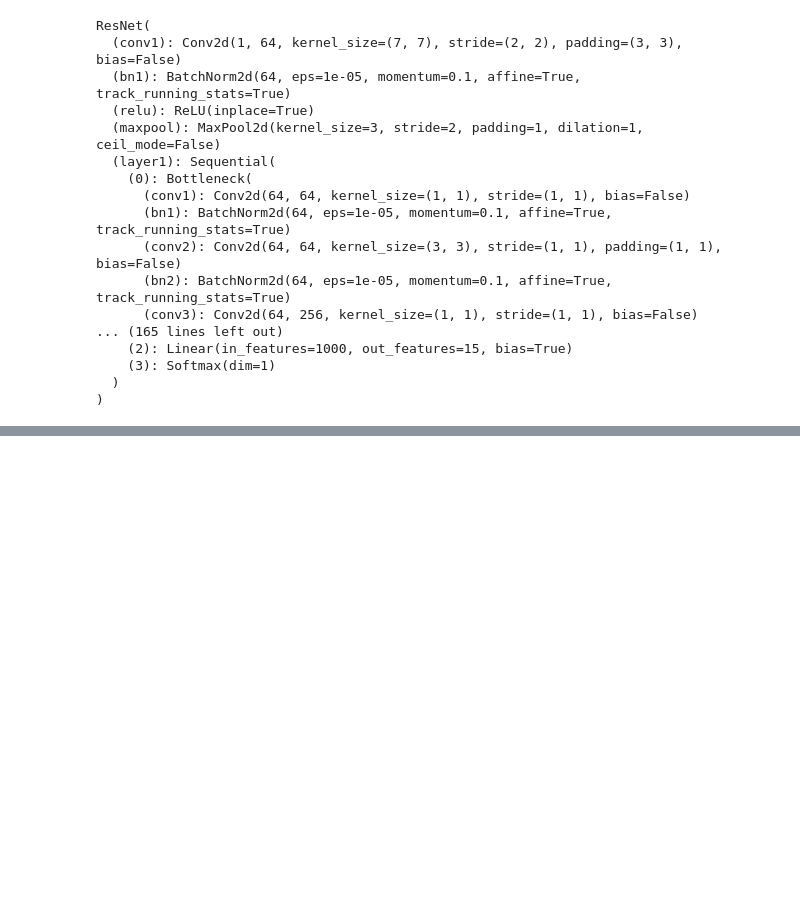
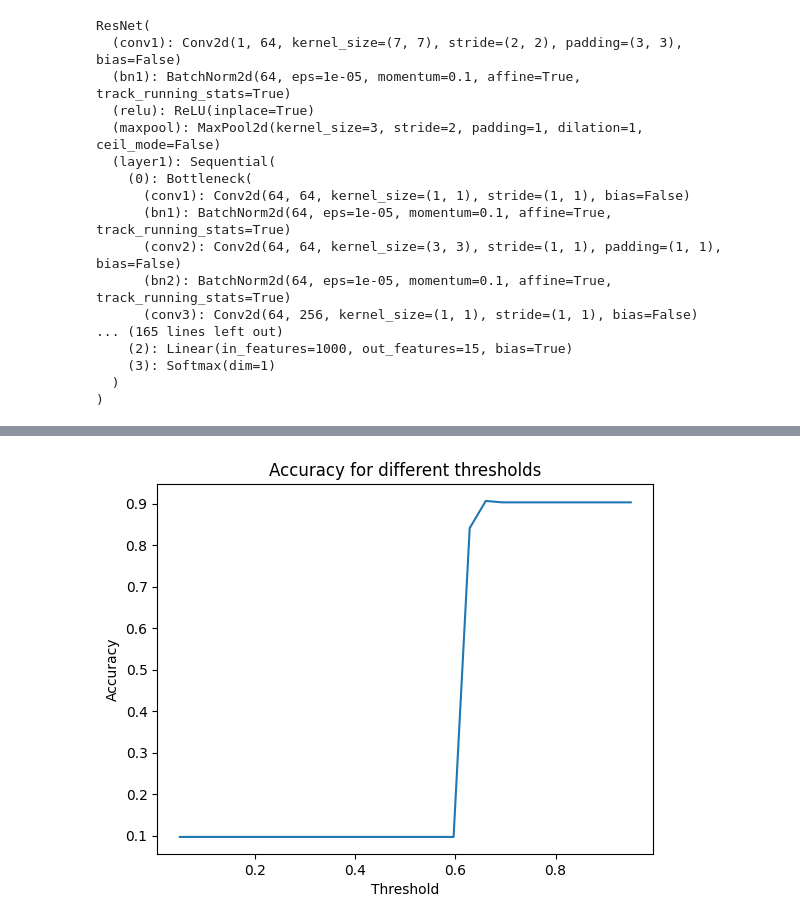
Before and after one commit to bmariuszb/NIH-chestX-ray, a Jupyter notebook: SSN_Metryki.ipynb, the cells around one changed output, grey strips where cells are left out. Drawn from its saved outputs; the diff is of its cells as text; code cells hidden in the pictures; blank space fills up the shorter version.

```diff
--- a/SSN_Metryki.ipynb
+++ b/SSN_Metryki.ipynb
@@ -232,0 +396,11 @@ ROC AUC for label 14: 0.7581646329607306
+# %%
+def calculate_sensitivity(confusion_matrix):
+    true_positives = confusion_matrix[1, 1]
+    false_negatives = confusion_matrix[1, 0]
+    sensitivity = true_positives / (true_positives + false_negatives)
+    return sensitivity
+# %%
+for i in range(len(cm)):
+    specificities = calculate_specificity(cm[i])
+    sensitivities = calculate_sensitivity(cm[i])
+    print(f"Label {labels[i]}: Specificity = {specificities:.4f}, Sensitivity = {sensitivities:.4f}")
@@ -232,0 +432,17 @@ ROC AUC for label 14: 0.7581646329607306
+# %%
+# Function to calculate multi-label accuracy
+def accuracy_multi(preds, targs, thresh=0.5):
+    preds = (preds.sigmoid() > thresh).float()
+    return (preds == targs).float().mean()
+# %%
+# Containers to store predictions and true labels
+all_preds = torch.tensor([]).to(device)
+all_targs = torch.tensor([]).to(device)
+
+# Go through the train_loader
+with torch.no_grad():
+    for data, target in test_loader:
+        data, target = data.to(device), target.to(device)
+        output = model(data)
+        all_preds = torch.cat((all_preds, output), dim=0)
+        all_targs = torch.cat((all_targs, target), dim=0)
@@ -232,0 +475,13 @@ ROC AUC for label 14: 0.7581646329607306
+# %%
+# Calculate accuracies for different thresholds
+thresholds = torch.linspace(0.05, 0.95, 29).cpu().numpy()  # Convert to numpy array
+accuracies = [accuracy_multi(all_preds.sigmoid(), all_targs, thresh=i).cpu().numpy() for i in thresholds]  # Convert to numpy array
+
+# Plot the accuracies
+plt.plot(thresholds, accuracies)
+plt.xlabel("Threshold")
+plt.ylabel("Accuracy")
+plt.title("Accuracy for different thresholds")
+plt.show()
+# %% [output]
+[figure, added]
```
Also changed, not shown: parts of 25 cells of this notebook, 1 other file.
